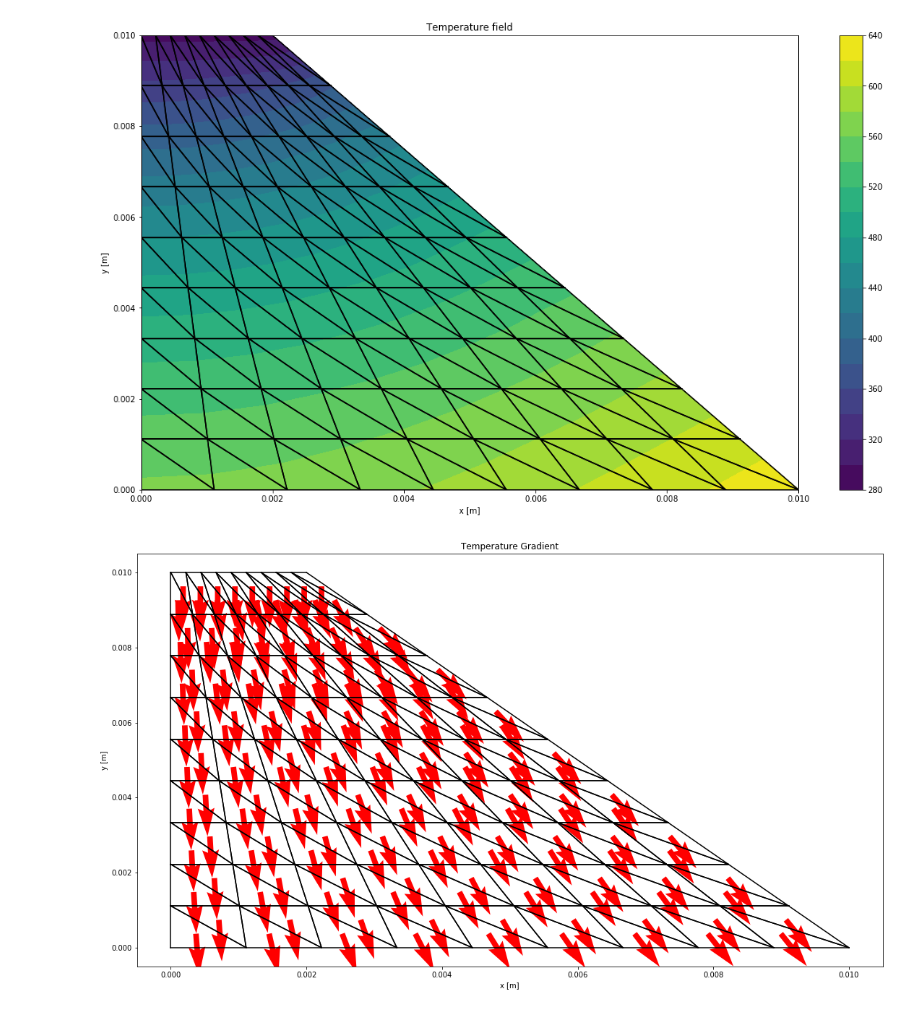
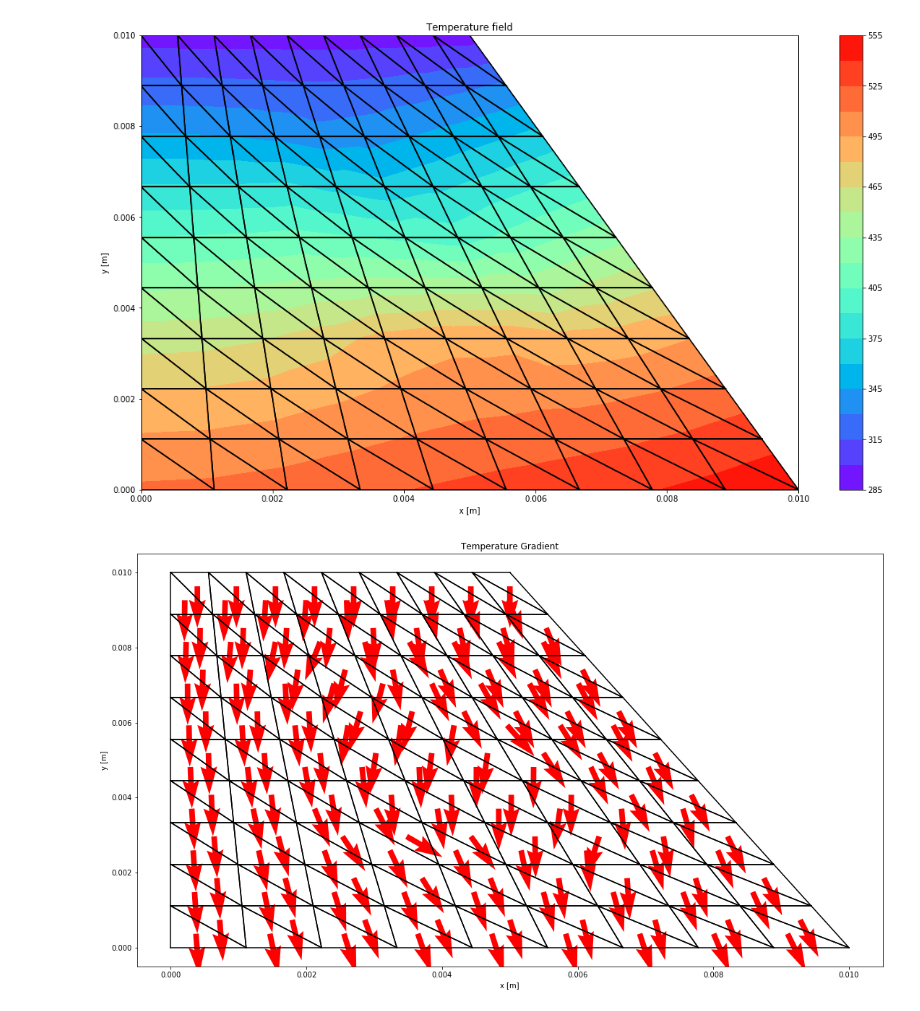
Before and after one commit to GenosW/NSSC2, a Jupyter notebook: exercise4/Ex4 _V1.ipynb, the cells around one changed output. Saved outputs shown, nothing was run; the diff lists cells and outputs as text; code cells hidden in the pictures.

```diff
--- a/exercise4/Ex4 _V1.ipynb
+++ b/exercise4/Ex4 _V1.ipynb
@@ -75,7 +75,7 @@ class Mesh:
         ax.set_title('Temperature field')
         ax.set_xlabel('x [m]')
         ax.set_ylabel('y [m]')
-        cp = plt.tricontourf(self.coords[0],self.coords[1],np.squeeze(self.T),20)
+        cp = plt.tricontourf(self.coords[0],self.coords[1],np.squeeze(self.T),20,cmap='rainbow')
         fig.colorbar(cp)
 
 
@@ -194,7 +232,7 @@ def print_HTP(H, T, P, filename="output.txt"):
 L = 0.01
 hz = 0.001
 k = 236
-n = 10  # number nodes in one direction
+n = 10  # number nodes in one direction (value can't be simply changed since the equation system is hardcoded)
 
 # BCs
 dirichletT = 293
@@ -205,33 +243,33 @@ T = np.ones((n*n,1))*(-1)
 for i in np.linspace(90,99,10,dtype=int):
     T[i] = dirichletT
 
 # Load vector
 P = np.zeros((n*n,1))
 qPerArea = q*(L/(n-1)*hz)
 for i in range(10):
     P[i] = qPerArea
 P[0] = qPerArea/2
 P[9] = qPerArea/2
 
-Tri = Triangulation(L,n-1,n-1,k,hz,0,0.2)
+Tri = Triangulation(L,n-1,n-1,k,hz,4,0.5,0.1)
 mesh = Tri.createTriangulation()
 H = mesh.assembleH()
 
 # System of equations
 T[0:90] = np.linalg.solve(H[0:90,0:90], P[0:90]-H[0:90,90:100].dot(T[90:100]))
 P[90:100] = H[90:100,0:90].dot(T[0:90]) + H[90:100,90:100].dot(T[90:100])
 mesh.storeT(T)
 
 # plot contour
 mesh.plotTemperatureField()
 
 # plot gradient
 mesh.calculateTempGradient()
 mesh.plotTemperatureGradient()
 mesh.calculateFlux()
 mesh.plotFlux()
 
 print_HTP(H,T,P,'BaseVersion.txt')
 # %% [output]
-[figure, old version]
+[figure, new version]
-[figure, old version]
+[figure, new version]
```
Also changed, not shown: parts of 9 cells of this notebook, 1 other file.
